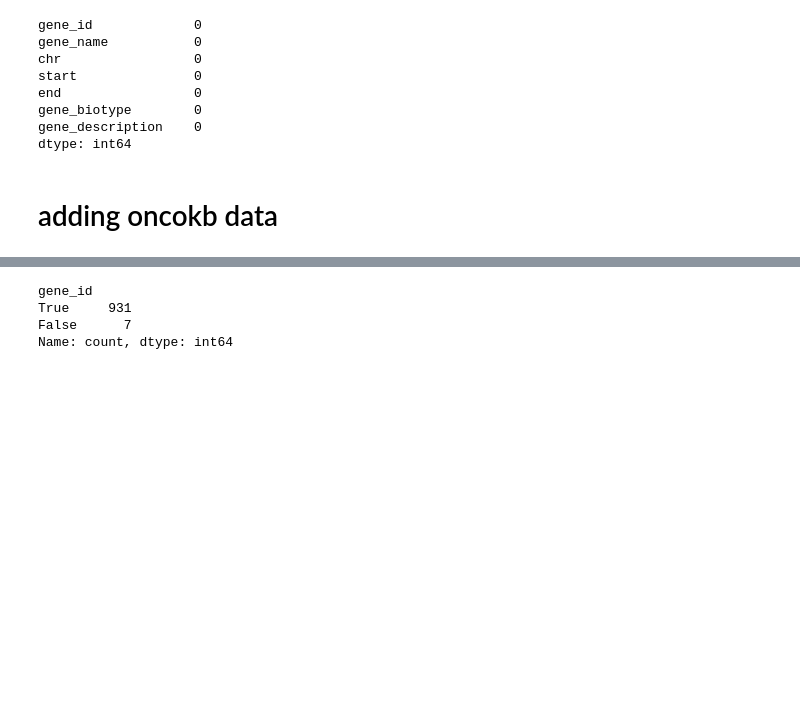
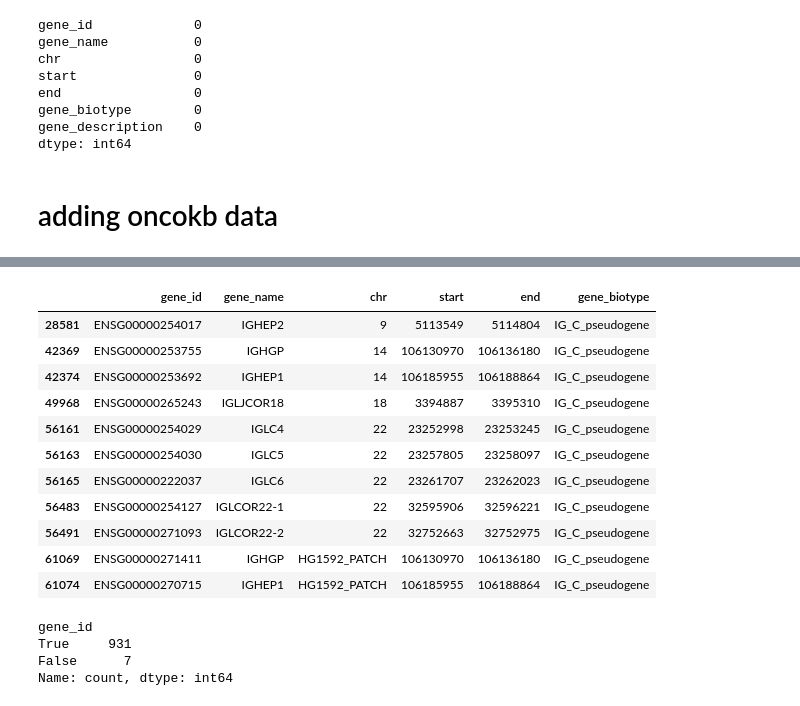
Before and after one commit to TasbasMN/mirscribe-vcf, a Jupyter notebook: data/db/genes.ipynb, the cells around one changed output, grey strips where cells are left out. Drawn from its saved outputs; the diff is of its cells as text; code cells hidden in the pictures; blank space fills up the shorter version.

```diff
--- a/data/db/genes.ipynb
+++ b/data/db/genes.ipynb
@@ -166,3 +230,18 @@ kb.head()
+# %%
+genes[genes.gene_biotype == "IG_C_pseudogene"]
+# %% [output]
+|  | gene_id | gene_name | chr | start | end | gene_biotype |
+| 28581 | ENSG00000254017 | IGHEP2 | 9 | 5113549 | 5114804 | IG_C_pseudogene |
+| 42369 | ENSG00000253755 | IGHGP | 14 | 106130970 | 106136180 | IG_C_pseudogene |
+| 42374 | ENSG00000253692 | IGHEP1 | 14 | 106185955 | 106188864 | IG_C_pseudogene |
+| 49968 | ENSG00000265243 | IGLJCOR18 | 18 | 3394887 | 3395310 | IG_C_pseudogene |
+| 56161 | ENSG00000254029 | IGLC4 | 22 | 23252998 | 23253245 | IG_C_pseudogene |
+| 56163 | ENSG00000254030 | IGLC5 | 22 | 23257805 | 23258097 | IG_C_pseudogene |
+| 56165 | ENSG00000222037 | IGLC6 | 22 | 23261707 | 23262023 | IG_C_pseudogene |
+| 56483 | ENSG00000254127 | IGLCOR22-1 | 22 | 32595906 | 32596221 | IG_C_pseudogene |
+| 56491 | ENSG00000271093 | IGLCOR22-2 | 22 | 32752663 | 32752975 | IG_C_pseudogene |
+| 61069 | ENSG00000271411 | IGHGP | HG1592_PATCH | 106130970 | 106136180 | IG_C_pseudogene |
+| 61074 | ENSG00000270715 | IGHEP1 | HG1592_PATCH | 106185955 | 106188864 | IG_C_pseudogene |
 # %%
 kb.gene_id.isin(df.gene_id).value_counts()
 # %% [output]
```
Also changed, not shown: parts of 17 cells of this notebook, 8 other files.
